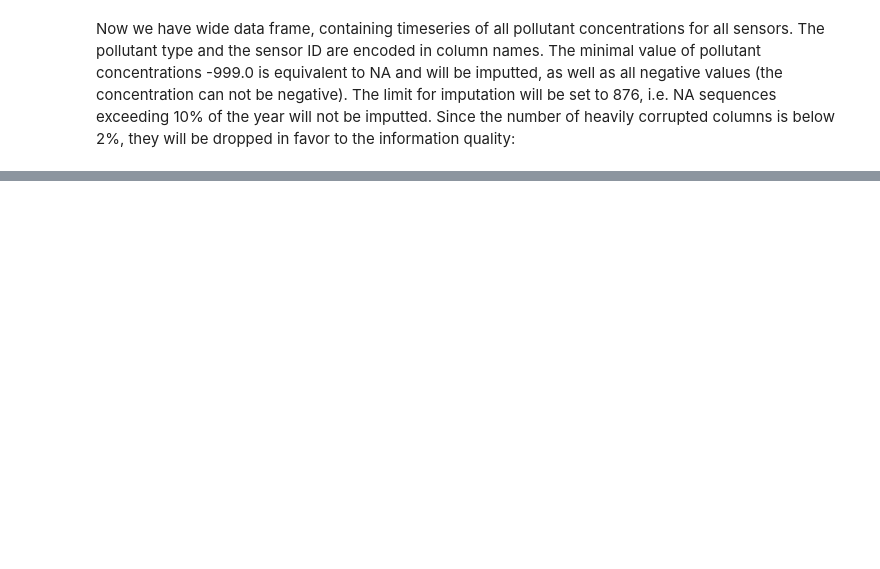
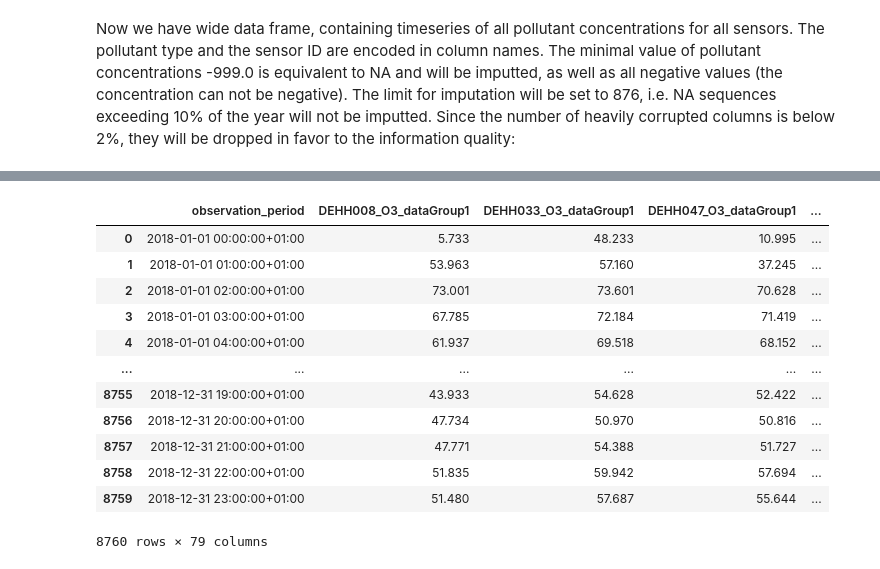
Before and after one commit to EvgenyGorelov/CorrelAid-Development-of-air-pollution-in-Hamburg, a Jupyter notebook: Correlaid.2013.19.etl.pandas.1.0.ipynb, the cells around one changed output, grey strips where cells are left out. Cells and saved outputs as stored; diff of their text form; code cells hidden in the pictures; blank space fills up the shorter version.

```diff
--- a/Correlaid.2013.19.etl.pandas.1.0.ipynb
+++ b/Correlaid.2013.19.etl.pandas.1.0.ipynb
@@ -124,10 +181,9 @@ Now we have wide data frame, containing timeseries of all pollutant concentratio
 # %%
-dffAll=pd.concat([dff[s][4] for s in range(0,len(dff))], axis=1)
-dffAll.columns=ColNamesExp
-
-
-dffAll[dffAll.loc[:, dffAll.columns != 'observation_period'] < 0.0] = np.NaN # concentration cannot be negative
-dffAll.interpolate(method='linear', inplace=True, axis=0, limit=876, limit_direction='both')
-dffAll.insert(loc=0, column="observation_period", value=pd.to_datetime(dff[0][0]))
-
-#dffAll.head(55)
+def clean_wide_df(df):
+    out_df = df.copy()
+    df_observation_period = df["observation_period"]
+    out_df.drop(["observation_period"], axis=1, inplace=True)
+    out_df[out_df.loc[:, out_df.columns != 'observation_period'] < 0.0] = np.NaN # concentration cannot be negative
+    out_df.interpolate(method='linear', inplace=True, axis=0, limit=876, limit_direction='both')
+    out_df.insert(loc=0, column="observation_period", value=pd.to_datetime(df_observation_period))
+    return(out_df)
@@ -177,0 +192,2 @@ dffAll.head()
+# %%
+wide_df18 = etl_concentrations_timeseries_from_dir_and_mask("Correlaid.rawData/AQD_DE_E1a_2018/", "DE_HH*hour*")
@@ -177,0 +212,18 @@ dffAll.head()
+# %%
+clean_df18 = clean_wide_df(wide_df18)
+# %%
+clean_df18
+# %% [output]
+|  | observation_period | DEHH008_O3_dataGroup1 | DEHH033_O3_dataGroup1 | DEHH047_O3_dataGroup1 | ... |
+| 0 | 2018-01-01 00:00:00+01:00 | 5.733 | 48.233 | 10.995 | ... |
+| 1 | 2018-01-01 01:00:00+01:00 | 53.963 | 57.160 | 37.245 | ... |
+| 2 | 2018-01-01 02:00:00+01:00 | 73.001 | 73.601 | 70.628 | ... |
+| 3 | 2018-01-01 03:00:00+01:00 | 67.785 | 72.184 | 71.419 | ... |
+| 4 | 2018-01-01 04:00:00+01:00 | 61.937 | 69.518 | 68.152 | ... |
+| ... | ... | ... | ... | ... | ... |
+| 8755 | 2018-12-31 19:00:00+01:00 | 43.933 | 54.628 | 52.422 | ... |
+| 8756 | 2018-12-31 20:00:00+01:00 | 47.734 | 50.970 | 50.816 | ... |
+| 8757 | 2018-12-31 21:00:00+01:00 | 47.771 | 54.388 | 51.727 | ... |
+| 8758 | 2018-12-31 22:00:00+01:00 | 51.835 | 59.942 | 57.694 | ... |
+| 8759 | 2018-12-31 23:00:00+01:00 | 51.480 | 57.687 | 55.644 | ... |
+8760 rows × 79 columns
```
Also changed, not shown: parts of 17 cells of this notebook.
